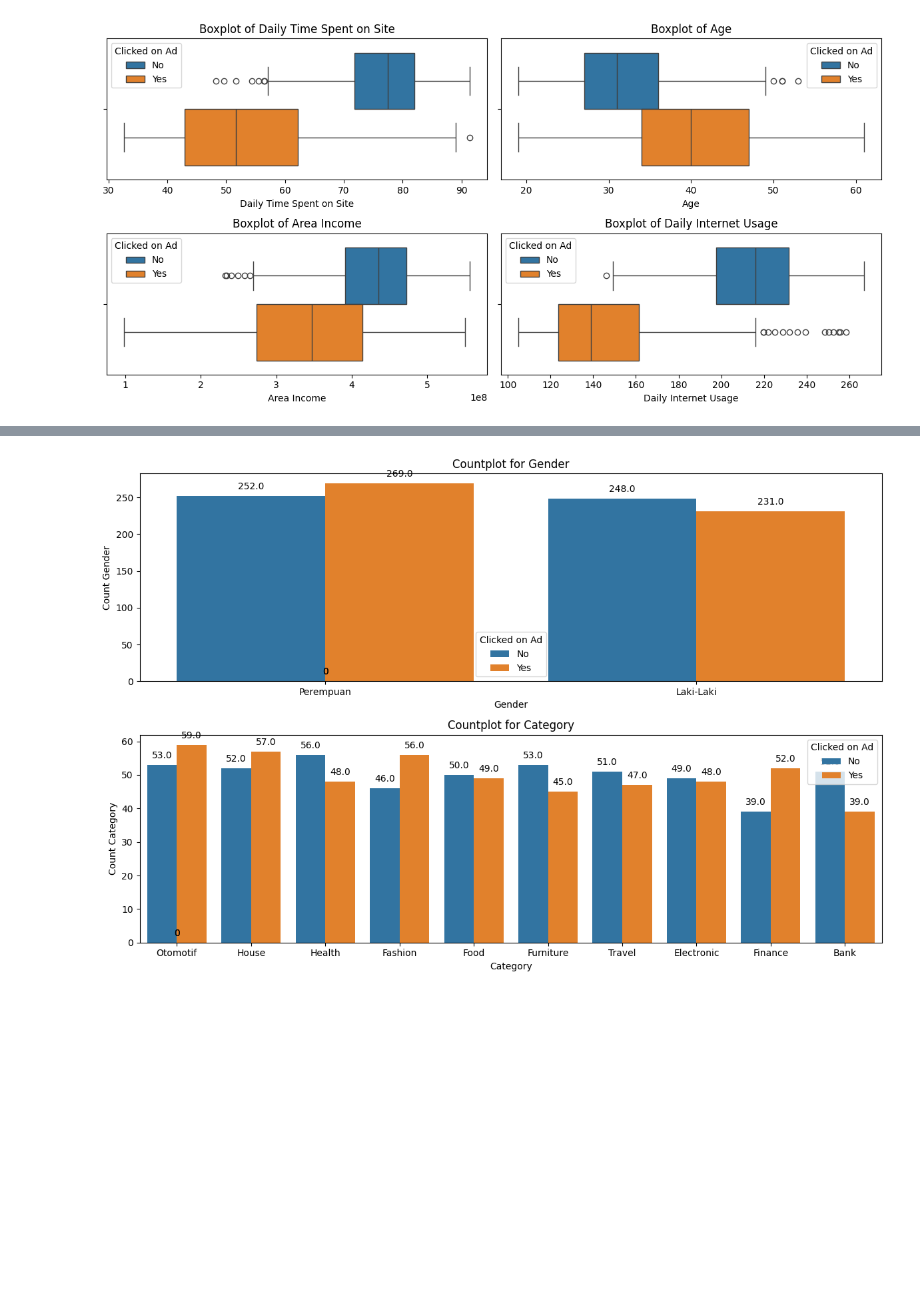
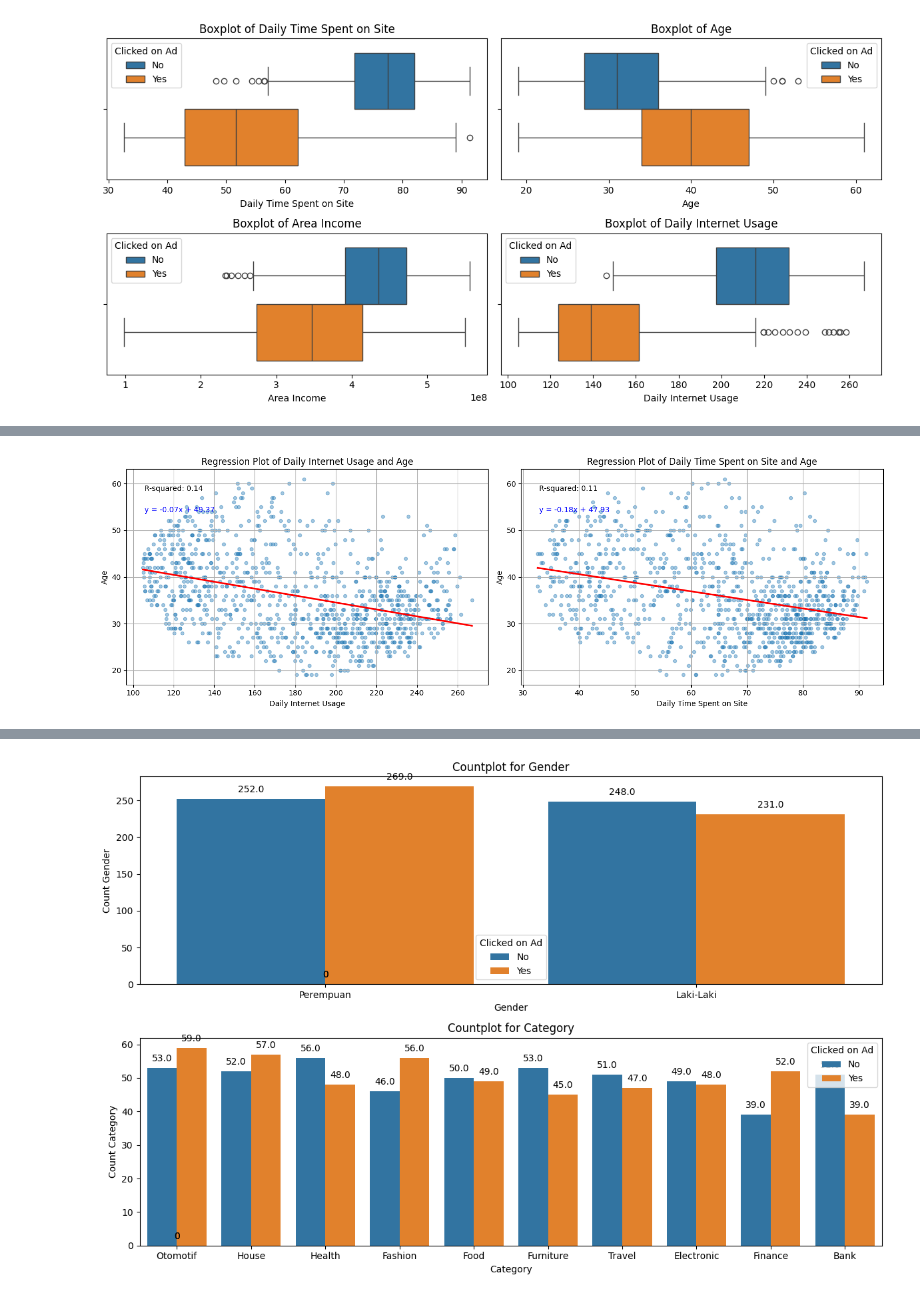
Before and after one commit to mcikalmerdeka/Predict-Customer-Clicked-Ads-Classification-By-Using-Machine-Learning, a Jupyter notebook: Clicked Ads Classification.ipynb, the cells around one changed output, grey strips where cells are left out. Cells and saved outputs as stored; diff of their text form; code cells hidden in the pictures; blank space fills up the shorter version.

```diff
--- a/Clicked Ads Classification.ipynb
+++ b/Clicked Ads Classification.ipynb
@@ -435,0 +449,37 @@ plt.show()
+# %%
+# Regplot of CVR vs Age, Daily Internet Usage, and Daily Time Spent on Site
+
+# Function to calculate R-squared
+def calculate_r_squared(x, y, y_pred):
+    ss_residual = np.sum((y - y_pred) ** 2)
+    ss_total = np.sum((y - np.mean(y)) ** 2)
+    r_squared = 1 - (ss_residual / ss_total)
+    return r_squared
+
+included_col = ['Daily Internet Usage', 'Daily Time Spent on Site']
+
+fig, ax = plt.subplots(nrows=1, ncols=2, figsize=(15, 5))
+ax = ax.flatten()
+
+for i, col in enumerate(included_col):
+    # Regression plot
+    sns.regplot(data=df, ax=ax[i], x=col, y='Age', scatter_kws={'s':20, 'alpha':0.4}, line_kws={'color':'red'}, ci=False)
+    ax[i].set_title(f'Regression Plot of {col} and Age')
+
+    # Calculating and displaying R-squared
+    x = df[col]
+    y = df['Age']
+    slope, intercept = np.polyfit(x, y, 1)
+    y_pred = slope * x + intercept
+    r_squared = calculate_r_squared(x, y, y_pred)
+    ax[i].text(0.05, 0.9, f'R-squared: {r_squared:.2f}', transform=ax[i].transAxes)
+
+    # Displaying regression equation
+    ax[i].annotate(f'y = {slope:.2f}x + {intercept:.2f}', xy=(0.05, 0.8), xycoords='axes fraction', fontsize=10, color='blue')
+
+    ax[i].grid(True)
+
+plt.tight_layout()
+plt.show()
+# %% [output]
+[figure, added]
```
Also changed, not shown: parts of 13 cells of this notebook.
